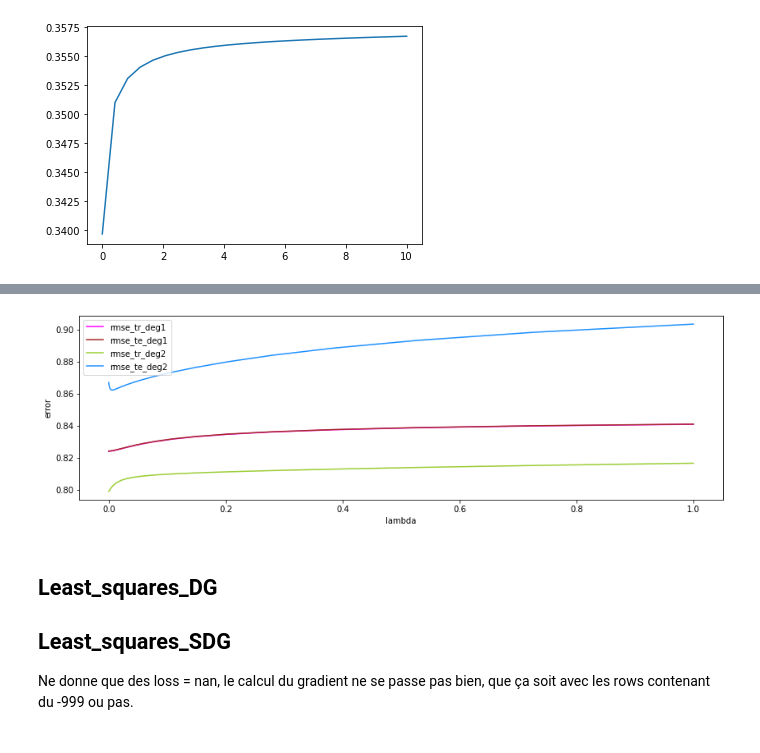
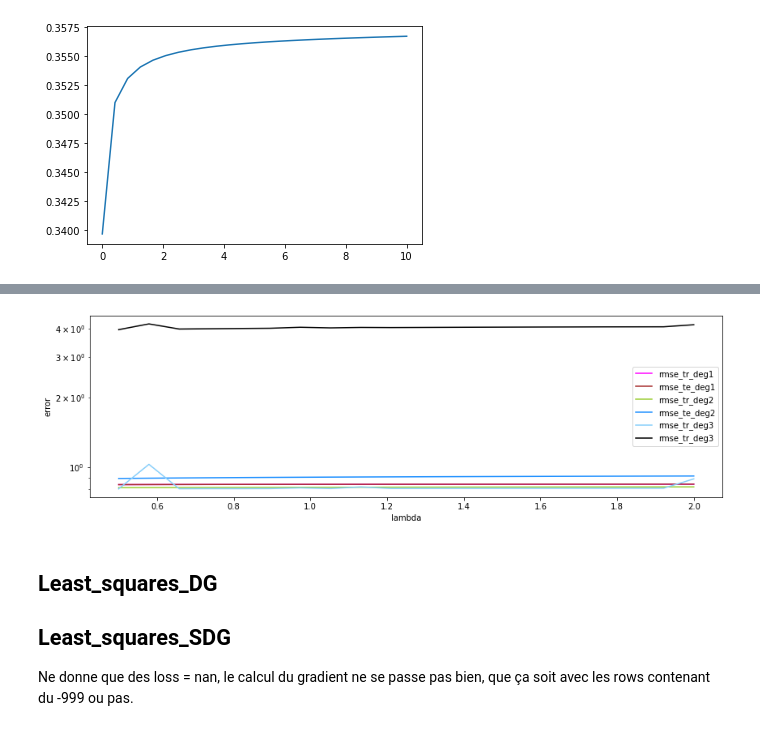
Before and after one commit to madtoinou/CS-433_HBozonClass, a Jupyter notebook: scripts/project1.ipynb, the cells around one changed output, grey strips where cells are left out. Saved outputs shown, nothing was run; the diff lists cells and outputs as text; code cells hidden in the pictures.

Commit message:
playing with the lambdas

```diff
--- a/scripts/project1.ipynb
+++ b/scripts/project1.ipynb
@@ -95,9 +93,9 @@ plt.plot(lambdas, losses)
 [figure]
 # %%
 seed = 1
-degrees = [4, 5, 6]
+degrees = [1, 2, 3]
 k_fold = 4
-lambdas = np.logspace(-4, 0, 30)
+lambdas = np.linspace(0.5, 2, 20)
 # split data in k fold
 k_indices = build_k_indices(y, k_fold, seed)
 # define lists to store the loss of training data and test data
@@ -124,30 +119,29 @@ for degree in degrees:
 # %%
 f = plt.figure(figsize=(14,14)) # change this if needed
 
 #degree 1
 ax1 = f.add_subplot(311)
-ax1.plot(lambdas, rmse_tr[:30], 'magenta', label="rmse_tr_deg1")
-ax1.plot(lambdas, rmse_te[:30], 'brown', label="rmse_te_deg1")
+ax1.plot(lambdas, rmse_tr[:20], 'magenta', label="rmse_tr_deg1")
+ax1.plot(lambdas, rmse_te[:20], 'brown', label="rmse_te_deg1")
 plt.xlabel("lambda")
 plt.ylabel("error")
+plt.yscale("log")
 
 #degree 2
 #ax2 = f.add_subplot(312)
-ax1.plot(lambdas, rmse_tr[30:60], 'yellowgreen', label="rmse_tr_deg2")
-ax1.plot(lambdas, rmse_te[30:60], 'dodgerblue', label="rmse_te_deg2")
-plt.xlabel("lambda")
-plt.ylabel("error")
+ax1.plot(lambdas, rmse_tr[20:40], 'yellowgreen', label="rmse_tr_deg2")
+ax1.plot(lambdas, rmse_te[20:40], 'dodgerblue', label="rmse_te_deg2")
 
 #degree 8
 #ax3 = f.add_subplot(313)
-#ax1.plot(lambdas, rmse_tr[60:], 'lightskyblue')
-#ax1.plot(lambdas, rmse_te[60:], 'dodgerblue')
+ax1.plot(lambdas, rmse_tr[40:], 'lightskyblue', label="rmse_tr_deg3")
+ax1.plot(lambdas, rmse_te[40:], 'k', label="rmse_tr_deg3")
 plt.xlabel("lambda")
 plt.ylabel("error")
 plt.legend()
 plt.show()
 # %% [output]
-[figure, old version]
+[figure, new version]
 # %% [markdown]
 ## Least_squares_DG
 
```
Also changed, not shown: parts of 7 cells of this notebook.
